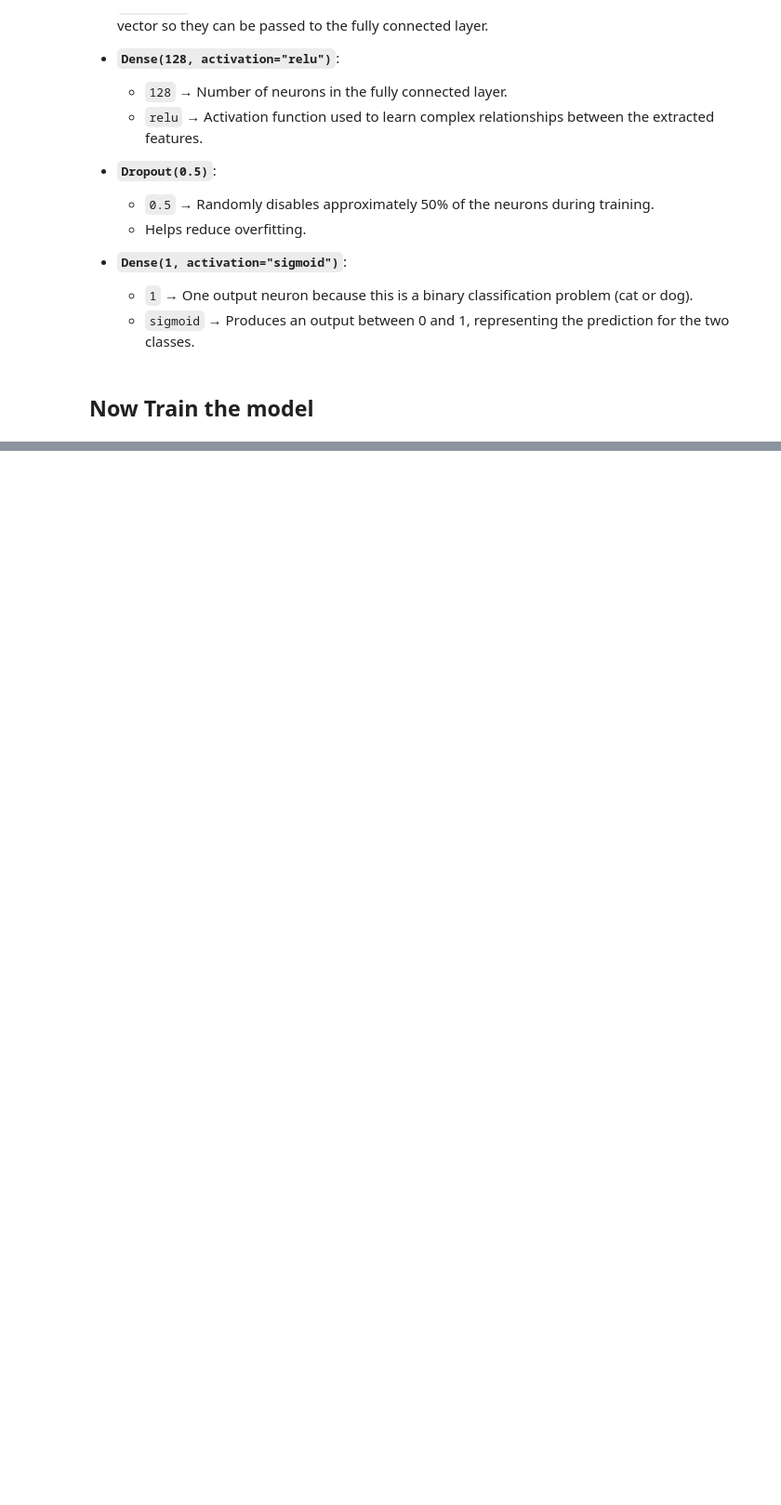
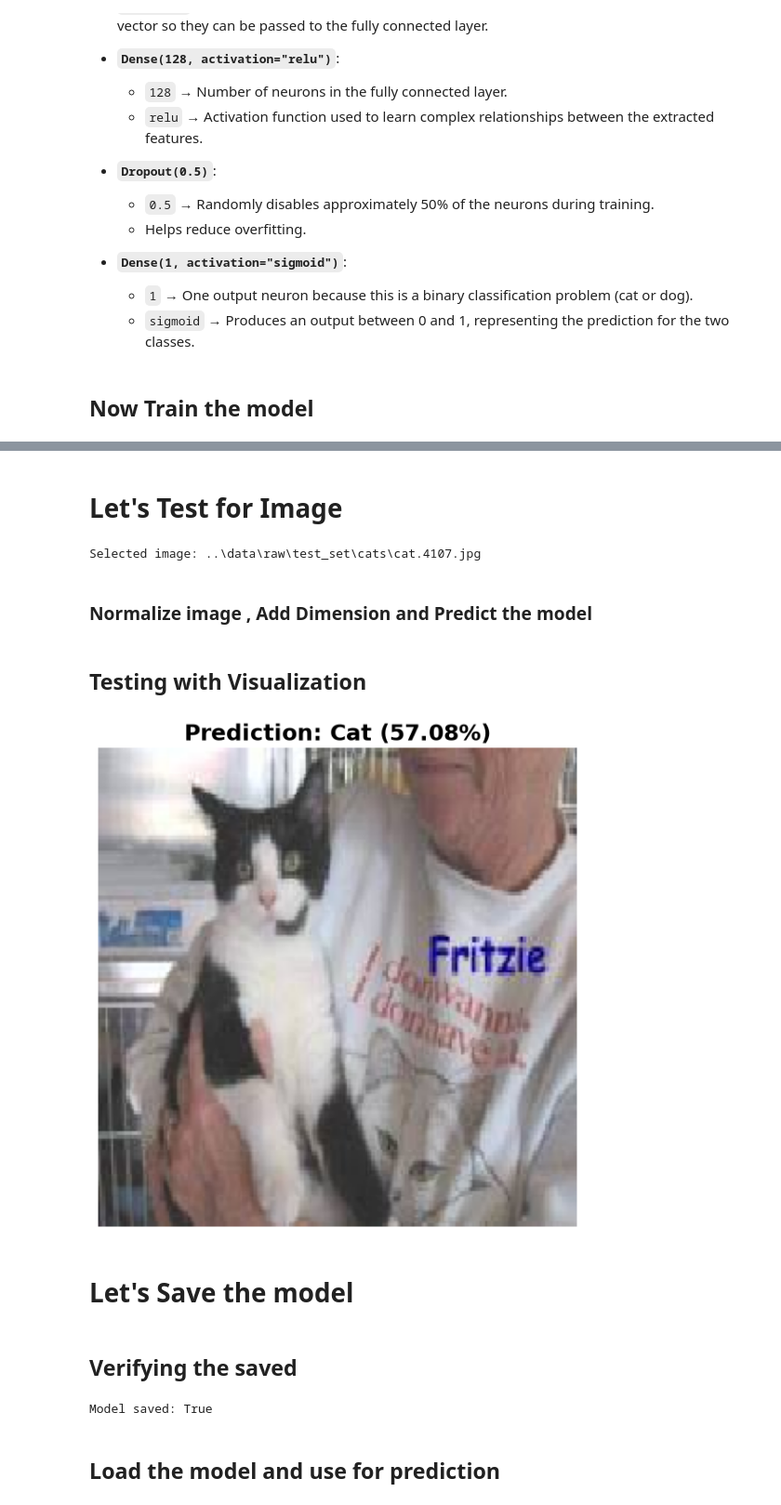
Before and after one commit to chalise-suraj/Dog_Cat_Classification, a Jupyter notebook: notebooks/data_loading.ipynb, the cells around one changed output, grey strips where cells are left out. Shown at 93% size. Cells and saved outputs as stored; diff of their text form; code cells hidden in the pictures; blank space fills up the shorter version.

```diff
--- a/notebooks/data_loading.ipynb
+++ b/notebooks/data_loading.ipynb
@@ -250,0 +542,59 @@ Epoch 2/10
+# %% [markdown]
+# Let's Test for  Image
+# %%
+import random
+from pathlib import Path
+from tensorflow.keras.utils import load_img, img_to_array
+
+# Test dataset path
+test_dir = Path("../data/raw/test_set")
+
+# Get all images
+image_paths = list(test_dir.glob("cats/*")) + list(test_dir.glob("dogs/*"))
+
+# Select a random image
+image_path = random.choice(image_paths)
+
+print("Selected image:", image_path)
+# %% [output]
+Selected image: ..\data\raw\test_set\cats\cat.4107.jpg
+# %% [markdown]
+###  Normalize image , Add Dimension and Predict the model
+# %%
+image = load_img(
+    image_path,
+    target_size=(256, 256)
+)
+
+image_array = img_to_array(image)
+image_array = image_array / 255.0
+image_array = np.expand_dims(image_array, axis=0)
+
+prediction = model.predict(image_array, verbose=0)
+# %% [markdown]
+## Testing with Visualization
+# %%
+plt.figure(figsize=(7, 7))
+
+plt.imshow(image)
+
+# Convert prediction into class
+if prediction[0][0] < 0.5:
+    predicted_class = "Cat"
+    confidence = (1 - prediction[0][0]) * 100
+else:
+    predicted_class = "Dog"
+    confidence = prediction[0][0] * 100
+
+plt.title(
+    f"Prediction: {predicted_class} ({confidence:.2f}%)",
+    fontsize=18,
+    fontweight="bold"
+)
+
+plt.axis("off")
+plt.show()
+# %% [output]
+[figure, added]
+# %% [markdown]
+# Let's Save the model
@@ -250,0 +603,12 @@ Epoch 2/10
+# %% [markdown]
+## Verifying the saved
+# %%
+from pathlib import Path
+
+model_path = Path("../models/dog_cat_classifier.keras")
+
+print("Model saved:", model_path.exists())
+# %% [output]
+Model saved: True
+# %% [markdown]
+## Load the model and use for prediction
```
Also changed, not shown: parts of 20 cells of this notebook, 1 other file.
